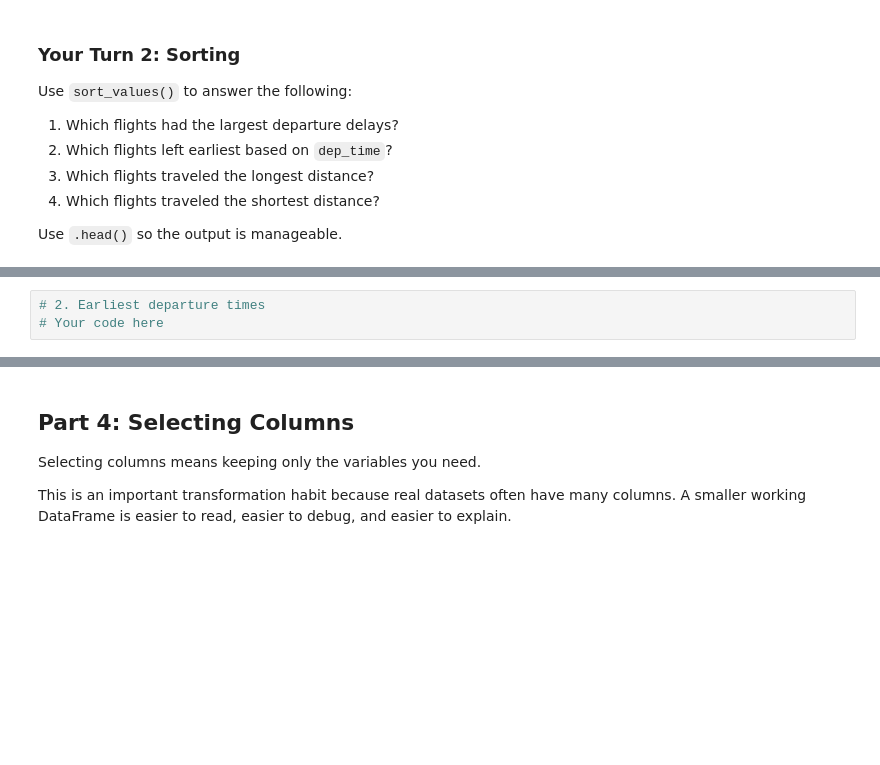
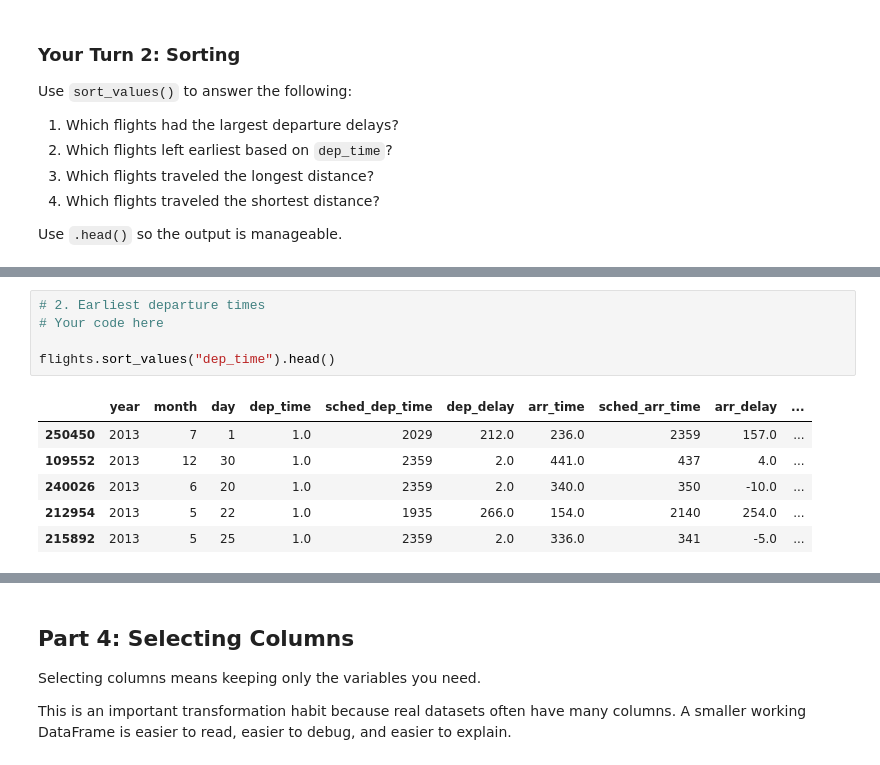
Before and after one commit to alexM200310/ban6003-week-05-06-pandas-transformation-alejandro_mugica, a Jupyter notebook: notebooks/module5_basic_transformation_guided_lab.ipynb, the cells around one changed output, grey strips where cells are left out. Drawn from its saved outputs; the diff is of its cells as text; blank space fills up the shorter version.

```diff
--- a/notebooks/module5_basic_transformation_guided_lab.ipynb
+++ b/notebooks/module5_basic_transformation_guided_lab.ipynb
@@ -307,6 +336,15 @@ Use `.head()` so the output is manageable.
 # %%
 # 2. Earliest departure times
 # Your code here
+
+flights.sort_values("dep_time").head()
+# %% [output]
+|  | year | month | day | dep_time | sched_dep_time | dep_delay | arr_time | sched_arr_time | arr_delay | ... |
+| 250450 | 2013 | 7 | 1 | 1.0 | 2029 | 212.0 | 236.0 | 2359 | 157.0 | ... |
+| 109552 | 2013 | 12 | 30 | 1.0 | 2359 | 2.0 | 441.0 | 437 | 4.0 | ... |
+| 240026 | 2013 | 6 | 20 | 1.0 | 2359 | 2.0 | 340.0 | 350 | -10.0 | ... |
+| 212954 | 2013 | 5 | 22 | 1.0 | 1935 | 266.0 | 154.0 | 2140 | 254.0 | ... |
+| 215892 | 2013 | 5 | 25 | 1.0 | 2359 | 2.0 | 336.0 | 341 | -5.0 | ... |
 # %%
 # 3. Longest distances
 # Your code here
```
Also changed, not shown: parts of 33 cells of this notebook.
